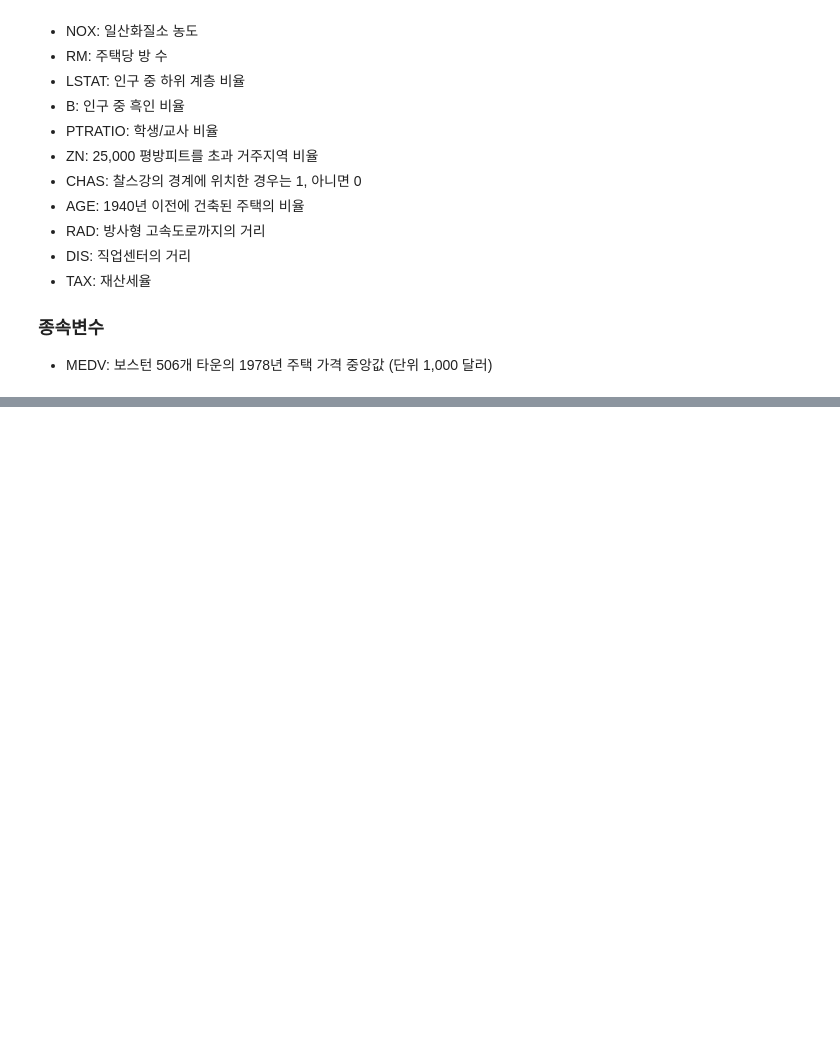
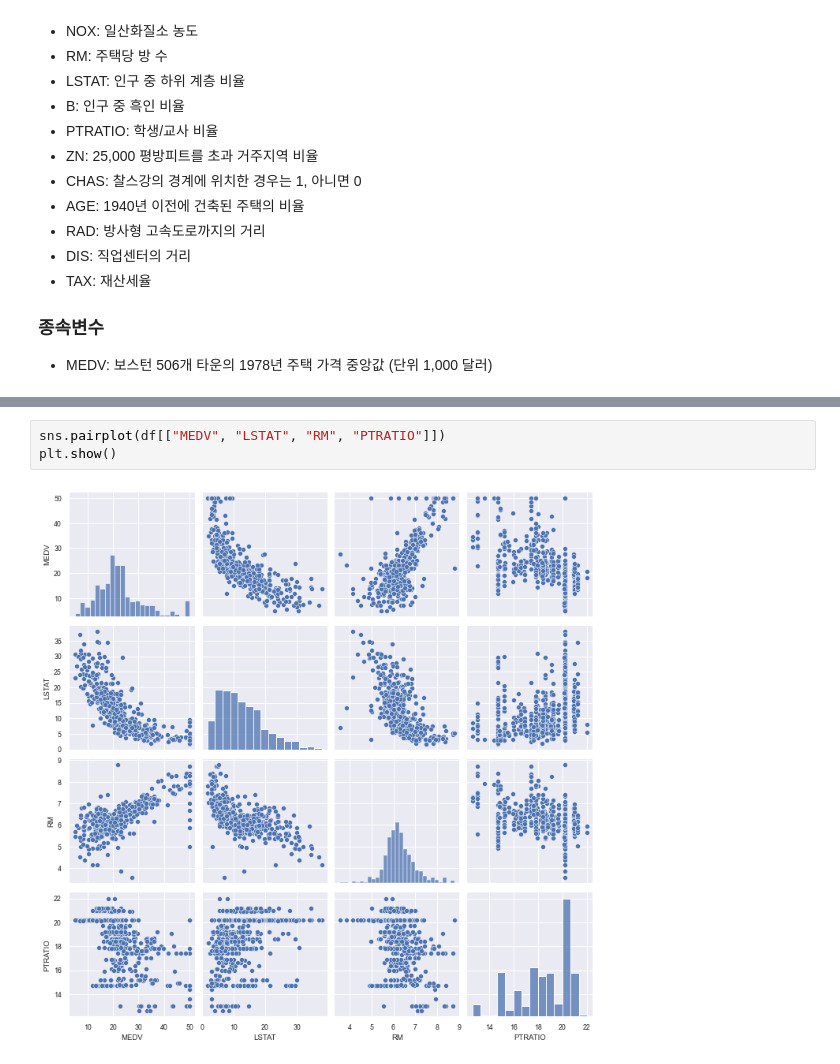
Before and after one commit to statKim/stats-summer-2021, a Jupyter notebook: Lecture_note/Day8/회귀분석_3.ipynb, the cells around one changed output, grey strips where cells are left out. Saved outputs shown, nothing was run; the diff lists cells and outputs as text; blank space fills up the shorter version.

```diff
--- a/Lecture_note/Day8/회귀분석_3.ipynb
+++ b/Lecture_note/Day8/회귀분석_3.ipynb
@@ -71,0 +119,5 @@ plt.show()
+# %%
+sns.pairplot(df[["MEDV", "LSTAT", "RM", "PTRATIO"]])
+plt.show()
+# %% [output]
+[figure, added]
```
Also changed, not shown: parts of 12 cells of this notebook, 7 other files.
